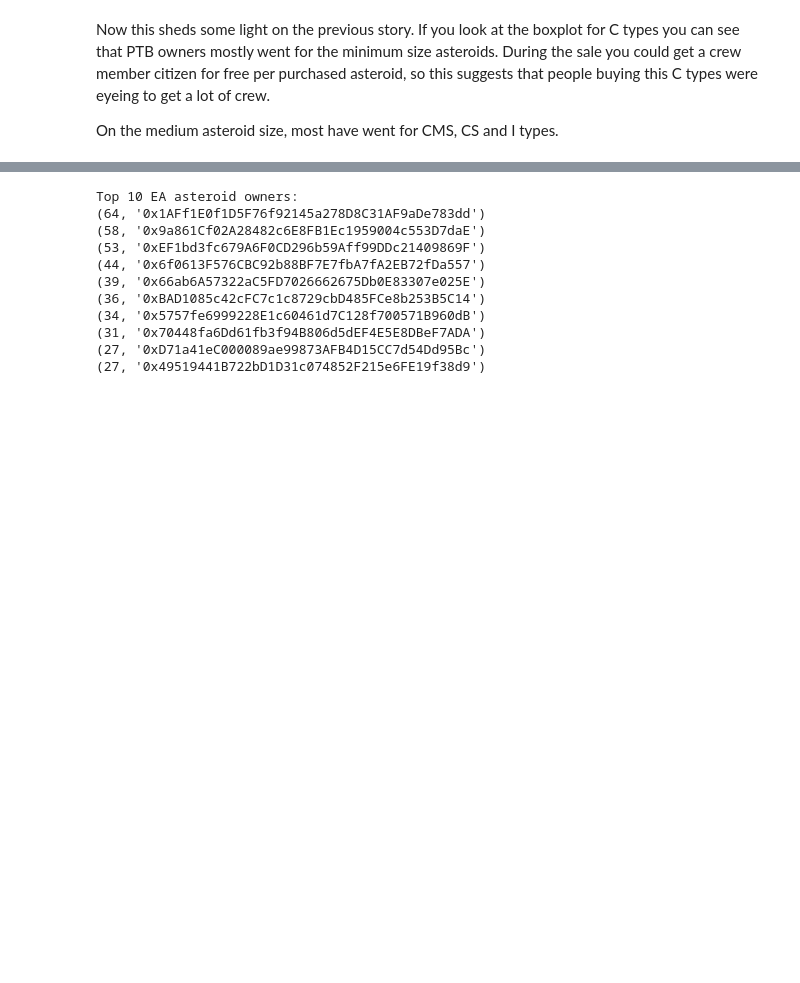
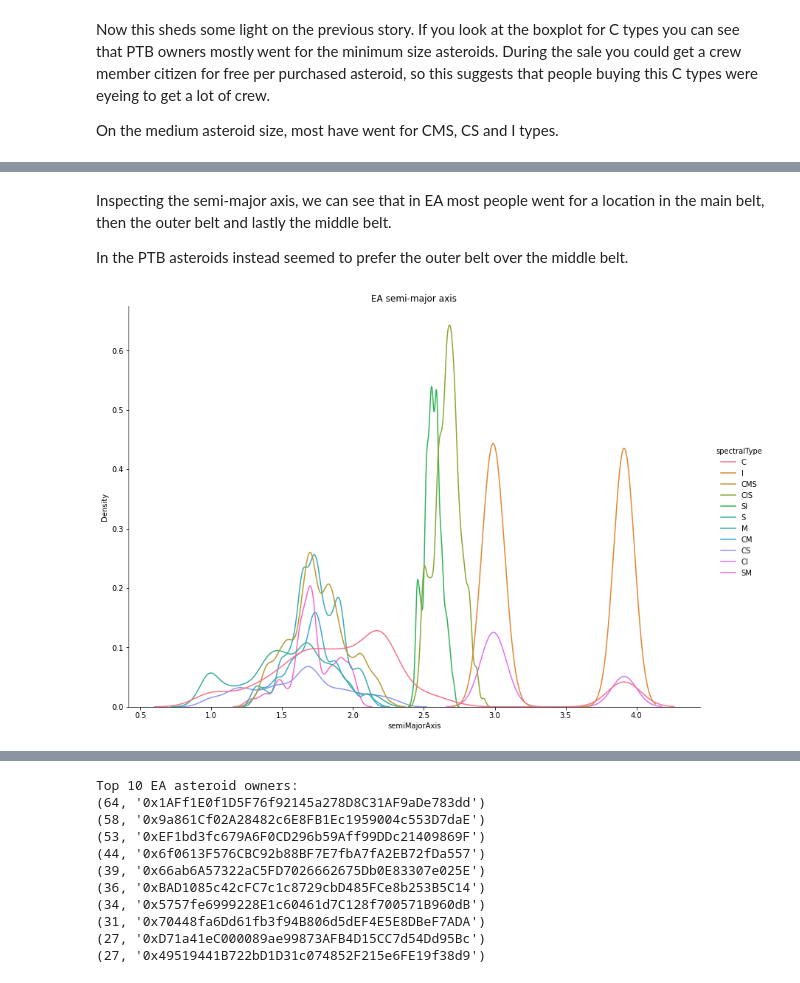
Before and after one commit to MichaelVerdegaal/InfluenceAsteroidVisualization, a Jupyter notebook: ea_vs_populate_the_belt.ipynb, the cells around one changed output, grey strips where cells are left out. Saved outputs shown, nothing was run; the diff lists cells and outputs as text; code cells hidden in the pictures; blank space fills up the shorter version.

```diff
--- a/ea_vs_populate_the_belt.ipynb
+++ b/ea_vs_populate_the_belt.ipynb
@@ -66,0 +78,11 @@ On the medium asteroid size, most have went for CMS, CS and I types.
+# %% [markdown]
+Inspecting the semi-major axis, we can see that in EA most people went for a location in the main belt, then the
+outer belt and lastly the middle belt.
+
+In the PTB asteroids instead seemed to prefer the outer belt over the middle belt.
+# %%
+sns.displot(ea_df, x='semiMajorAxis', kind='kde', bw_adjust=.5, hue='spectralType', height=8.27, aspect=11.7/8.27)
+plt.title('EA semi-major axis')
+plt.show()
+# %% [output]
+[figure, added]
```
Also changed, not shown: parts of 6 cells of this notebook, 1 other file.
